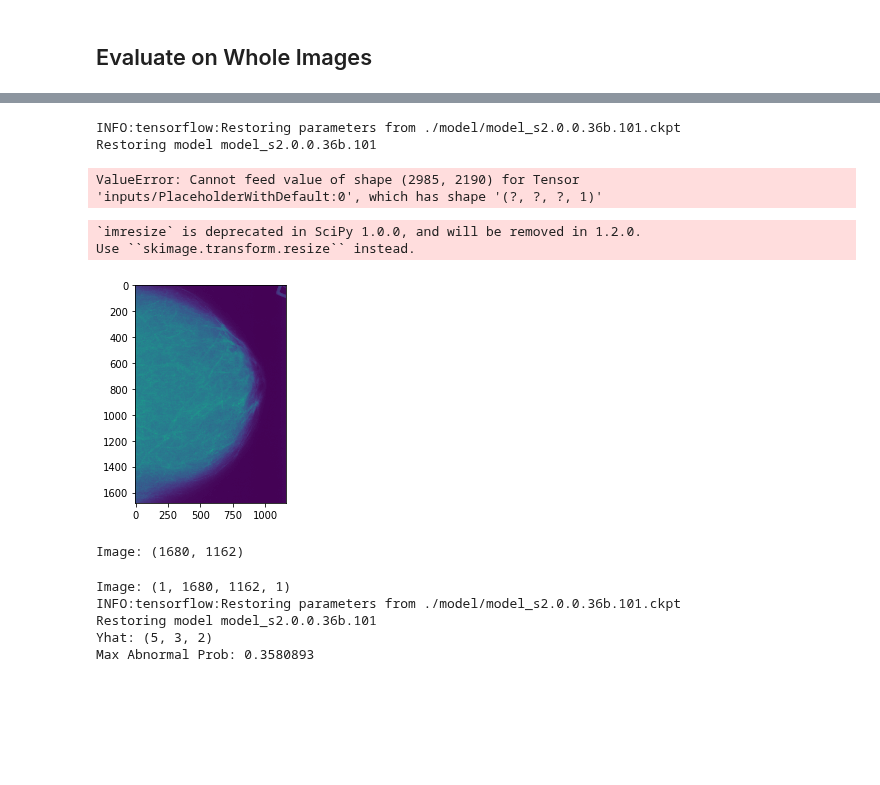
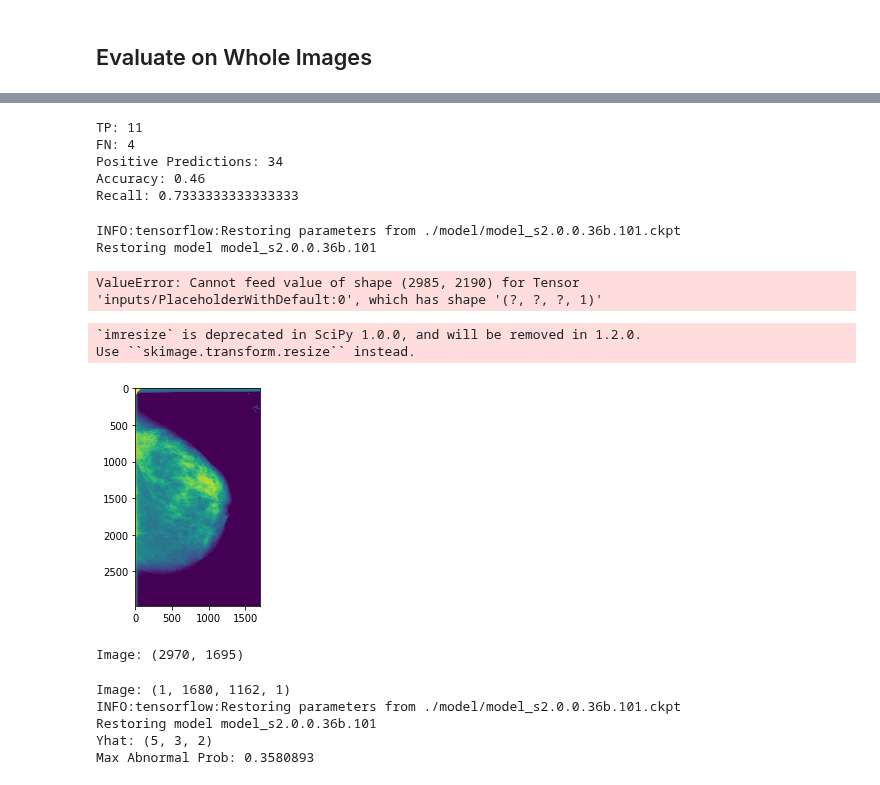
Before and after one commit to escuccim/mias-mammography, a Jupyter notebook: candidate_2.0.0.36b.ipynb, the cells around one changed output, grey strips where cells are left out. Cells and saved outputs as stored; diff of their text form; code cells hidden in the pictures; blank space fills up the shorter version.

```diff
--- a/candidate_2.0.0.36b.ipynb
+++ b/candidate_2.0.0.36b.ipynb
@@ -981,3 +988,27 @@ all_max_probs = np.array(max_probs)
+# %%
+import pandas as pd
+all_cases_df = pd.read_table('data/Info.txt', delimiter=' ')
+all_cases_df.drop_duplicates(subset=['REFNUM'], keep='first', inplace=True)
+actual_abnormal = all_cases_df.CLASS != "NORM"
+classes = np.array(actual_abnormal * 1)[:50]
+
+max_probs = np.array(max_probs)
+preds = max_probs > threshold
+correct = (preds == classes)
+tp = (classes & preds)
+fn = (classes & ~preds)
+
+print("TP:",np.sum(tp))
+print("FN:",np.sum(fn))
+print("Positive Predictions:",np.sum(preds))
+print("Accuracy:", np.sum(correct) / len(preds))
+print("Recall:", np.sum(tp) / (np.sum(tp) + np.sum(fn)))
+# %% [output]
+TP: 11
+FN: 4
+Positive Predictions: 34
+Accuracy: 0.46
+Recall: 0.7333333333333333
 # %%
 # reshape the input so tensorflow can handle it
 if len(image.shape) != 4:
@@ -1014,18 +1045,18 @@ ValueError: Cannot feed value of shape (2985, 2190) for Tensor 'inputs/Placehold
 # %%
 # load an image to classify
 # Calc Train Positive Full Image
-# image_path = "C:\\Users\\eric\\Documents\\Courses\\Applied ML 2\\mammography\\data\\cbis-ddsm\\Calc Train All Full JPEGs\\P_00019_RIGHT_CC_FULL.jpg"
+image_path = "C:\\Users\\eric\\Documents\\Courses\\Applied ML 2\\mammography\\data\\cbis-ddsm\\Calc Train All Full JPEGs\\P_00019_RIGHT_CC_FULL.jpg"
 
 # Mass Train Positive Full Image
 # image_path = "C:\\Users\\eric\\Documents\\Courses\\Applied ML 2\\mammography\\data\\cbis-ddsm\\Mass Train All JPEGs Full\\P_00064_RIGHT_MLO_FULL.jpg"
 
-# image_path = "C:\\Users\\eric\\Documents\\Courses\\Applied ML 2\\mammography\\data\\cbis-ddsm\\Mass Test All Full JPEGs\\P_00032_RIGHT_CC_FULL.jpg"
+# image_path = "C:\\Users\\eric\\Documents\\Courses\\Applied ML 2\\mammography\\data\\cbis-ddsm\\Mass Test All Full JPEGs\\P_00498_LEFT_CC_FULL.jpg "
 
 # negative howtek image
 # image_path = "C:\\Users\\eric\\Documents\\Courses\\Applied ML 2\\mammography\\data\\ddsm\\Howtek pngs\\A_1969_1.LEFT_CC.LJPEG.png"
 
 # negative lumisys
-image_path = "C:\\Users\\eric\\Documents\\Courses\\Applied ML 2\\mammography\\data\\ddsm\\Lumisys pngs\\B_3635_1.LEFT_CC.LJPEG.png"
+# image_path = "C:\\Users\\eric\\Documents\\Courses\\Applied ML 2\\mammography\\data\\ddsm\\Lumisys pngs\\B_3635_1.LEFT_CC.LJPEG.png"
 
 # negative dba image
 # image_path = "E:\\Documents\\Mammography\\DDSM\\PNGs\\DBA pngs\\A_0026_1.LEFT_MLO.LJPEG.png"
@@ -1045,36 +1076,36 @@ image = np.array(image)
 # try to lose the extra channels, if there is an error they don't exist
 try:
     image = image[:,:,0]
 except:
     pass
 
 # size it down by half
 image = resize_image(image, 0.5)
 # image = resize_image(image, 2.58)
 
 h = image.shape[0]
 w = image.shape[1]
 
-trim_borders = True
+trim_borders = False
 if trim_borders:
     # trim 15% off each side
     h_border = int(h * 0.15)
     w_border = int(w * 0.15)
 
     image = image[h_border:(h-h_border),w_border:(w-w_border)]
 
 image = trim_edges_from_image(image)
 
 plt.imshow(image)
 plt.show()
 
 
 print("Image:", image.shape)
 # %% [output]
 `imresize` is deprecated in SciPy 1.0.0, and will be removed in 1.2.0.
 Use ``skimage.transform.resize`` instead.
-[figure, old version]
+[figure, new version]
-Image: (1680, 1162)
+Image: (2970, 1695)
 # %%
 ## Predictions for single image
 how = "normal"
```
Also changed, not shown: parts of 15 cells of this notebook, 10 other files.
